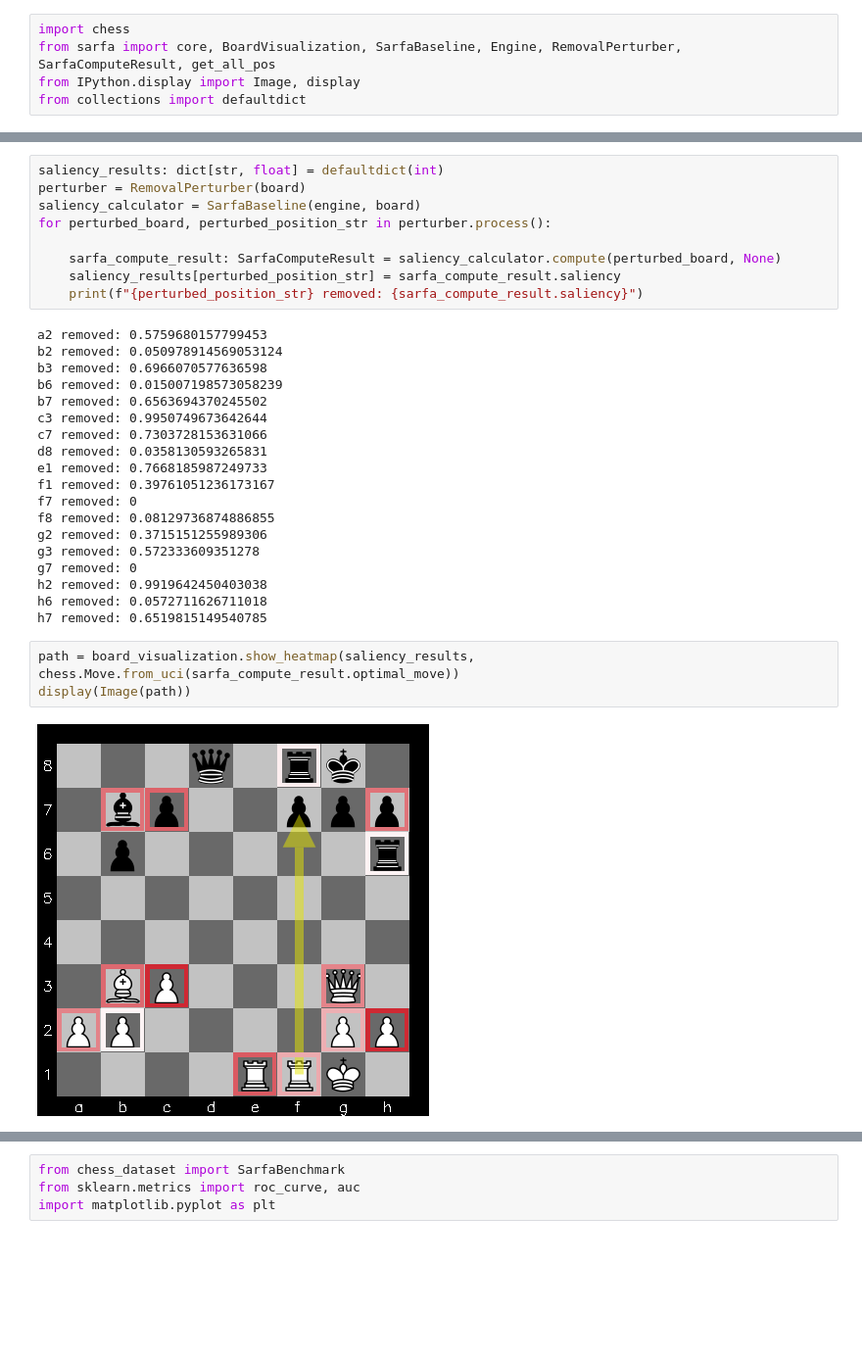
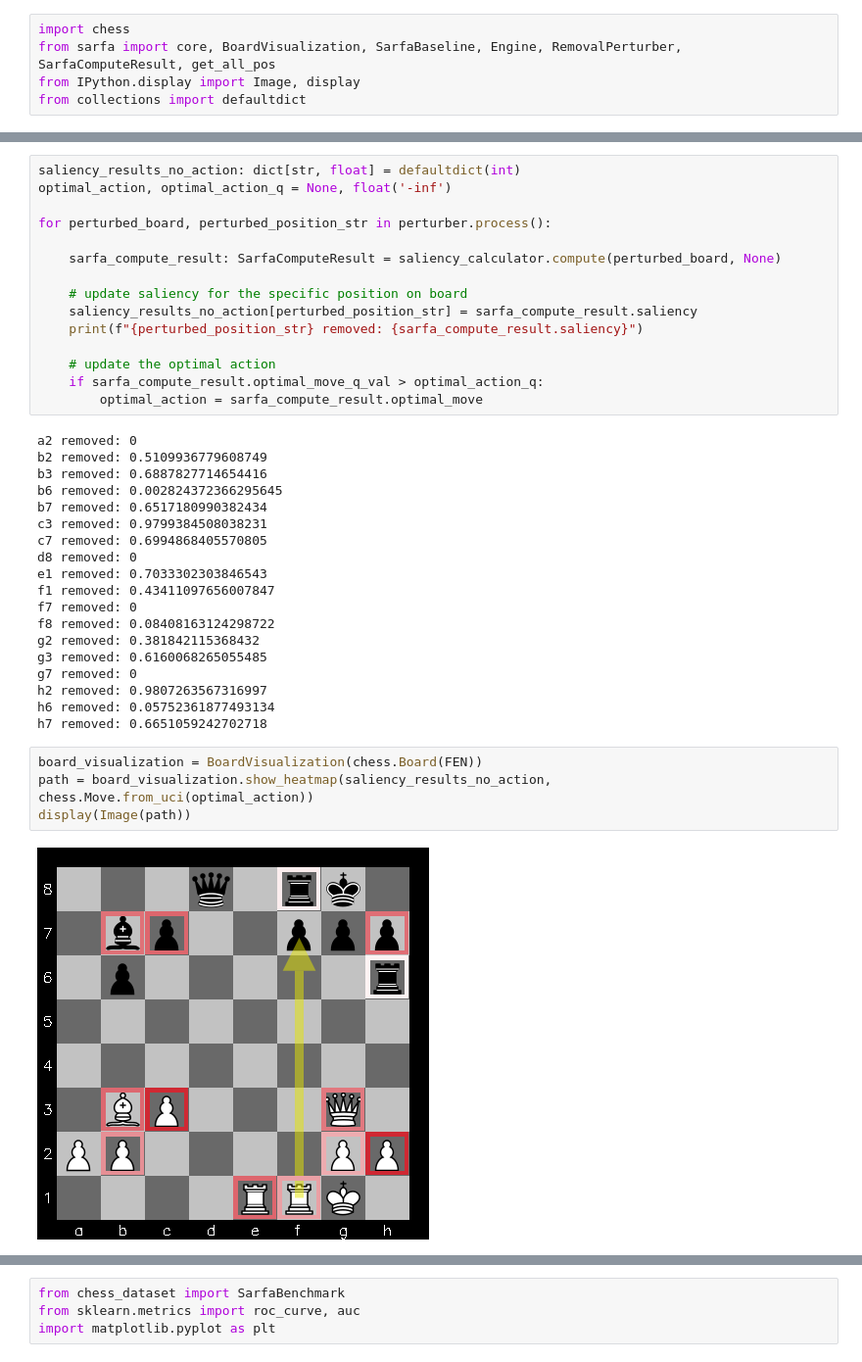
Before and after one commit to radroof22/xAI-chess, a Jupyter notebook: sarfa_baseline.ipynb, the cells around one changed output, grey strips where cells are left out. Shown at 98% size. Drawn from its saved outputs; the diff is of its cells as text; blank space fills up the shorter version.

Commit message:
sarfa baseline is done

```diff
--- a/sarfa_baseline.ipynb
+++ b/sarfa_baseline.ipynb
@@ -31,33 +31,40 @@ Ensuring that the optimal action is chosen when no other action has been officia
 # %%
-saliency_results: dict[str, float] = defaultdict(int)
-perturber = RemovalPerturber(board)
-saliency_calculator = SarfaBaseline(engine, board)
+saliency_results_no_action: dict[str, float] = defaultdict(int)
+optimal_action, optimal_action_q = None, float('-inf')
+
 for perturbed_board, perturbed_position_str in perturber.process():
 
     sarfa_compute_result: SarfaComputeResult = saliency_calculator.compute(perturbed_board, None)
-    saliency_results[perturbed_position_str] = sarfa_compute_result.saliency
+
+    # update saliency for the specific position on board
+    saliency_results_no_action[perturbed_position_str] = sarfa_compute_result.saliency
     print(f"{perturbed_position_str} removed: {sarfa_compute_result.saliency}")
+
+    # update the optimal action
+    if sarfa_compute_result.optimal_move_q_val > optimal_action_q:
+        optimal_action = sarfa_compute_result.optimal_move
 # %% [output]
-a2 removed: 0.5759680157799453
-b2 removed: 0.050978914569053124
-b3 removed: 0.6966070577636598
-b6 removed: 0.015007198573058239
-b7 removed: 0.6563694370245502
-c3 removed: 0.9950749673642644
-c7 removed: 0.7303728153631066
-d8 removed: 0.0358130593265831
-e1 removed: 0.7668185987249733
-f1 removed: 0.39761051236173167
+a2 removed: 0
+b2 removed: 0.5109936779608749
+b3 removed: 0.6887827714654416
+b6 removed: 0.002824372366295645
+b7 removed: 0.6517180990382434
+c3 removed: 0.9799384508038231
+c7 removed: 0.6994868405570805
+d8 removed: 0
+e1 removed: 0.7033302303846543
+f1 removed: 0.43411097656007847
 f7 removed: 0
-f8 removed: 0.08129736874886855
-g2 removed: 0.3715151255989306
-g3 removed: 0.572333609351278
+f8 removed: 0.08408163124298722
+g2 removed: 0.381842115368432
+g3 removed: 0.6160068265055485
 g7 removed: 0
-h2 removed: 0.9919642450403038
-h6 removed: 0.0572711626711018
-h7 removed: 0.6519815149540785
+h2 removed: 0.9807263567316997
+h6 removed: 0.05752361877493134
+h7 removed: 0.6651059242702718
 # %%
-path = board_visualization.show_heatmap(saliency_results, chess.Move.from_uci(sarfa_compute_result.optimal_move))
+board_visualization = BoardVisualization(chess.Board(FEN))
+path = board_visualization.show_heatmap(saliency_results_no_action, chess.Move.from_uci(optimal_action))
 display(Image(path))
 # %% [output]
-[figure, old version]
+[figure, new version]
```
Also changed, not shown: parts of 31 cells of this notebook.
